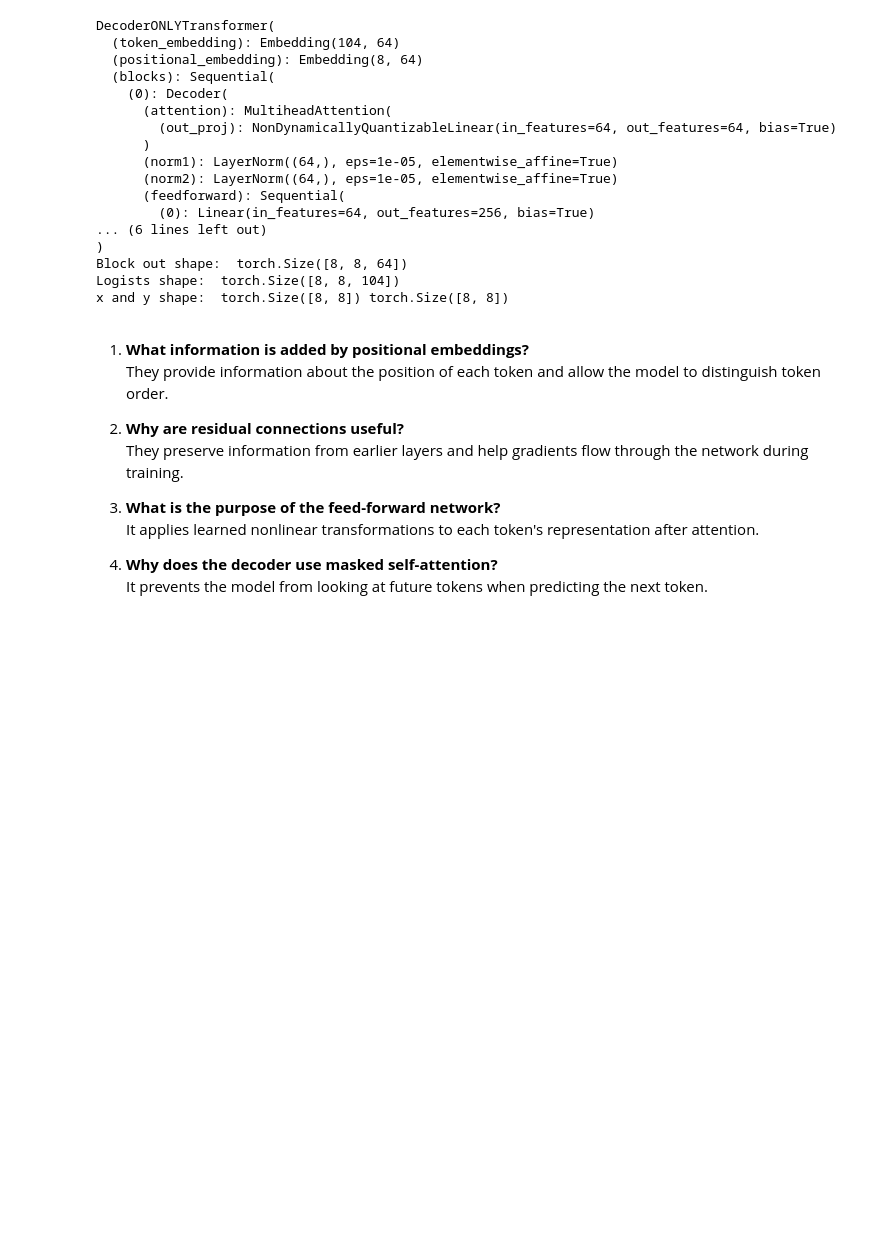
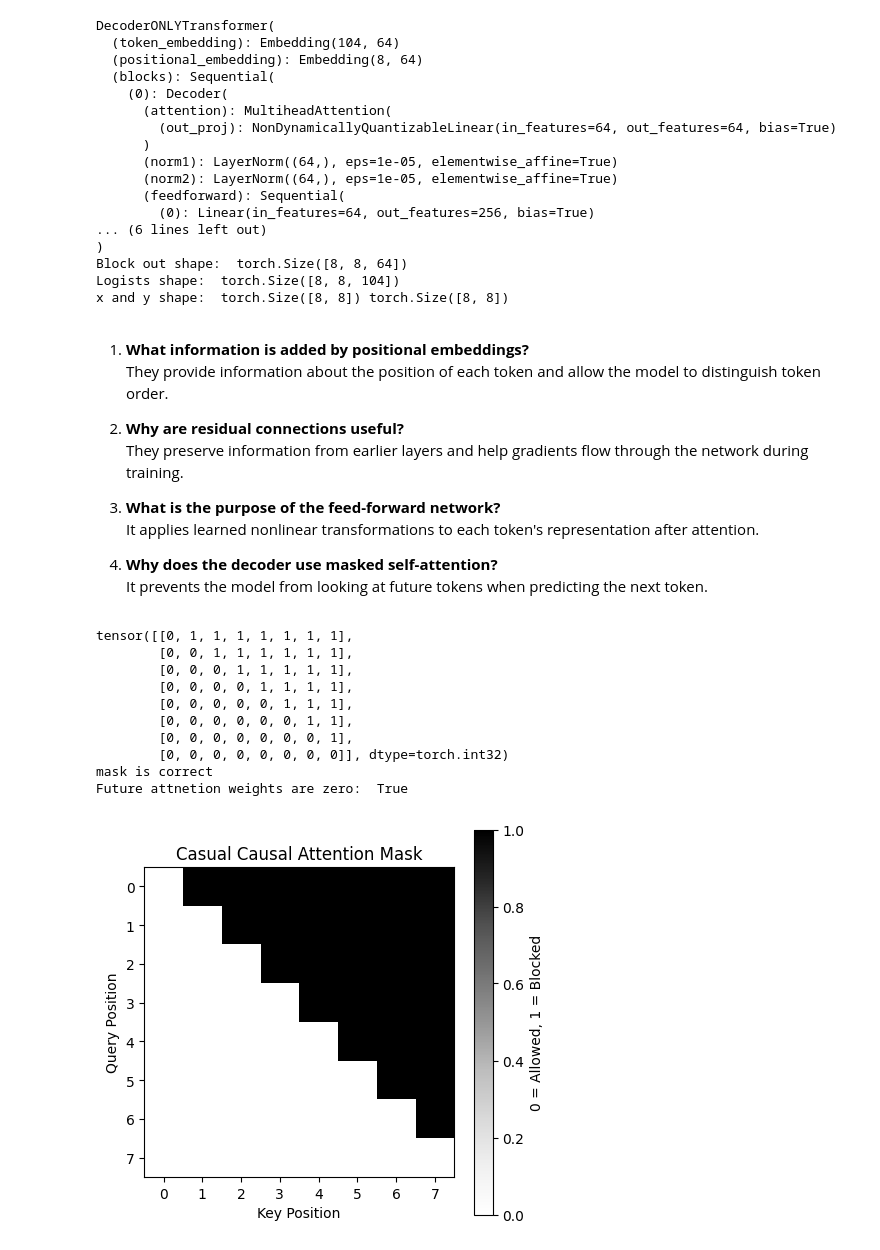
Before and after one commit to atebit4/ToyDecoder, a Jupyter notebook: Decoder.ipynb, the cells around one changed output. Cells and saved outputs as stored; diff of their text form; code cells hidden in the pictures; blank space fills up the shorter version.

Commit message:
task 3 complete

```diff
--- a/Decoder.ipynb
+++ b/Decoder.ipynb
@@ -265,3 +265,50 @@ x and y shape:  torch.Size([8, 8]) torch.Size([8, 8])
 
 4. **Why does the decoder use masked self-attention?**
    It prevents the model from looking at future tokens when predicting the next token.
+# %%
+#TASK 3.
+
+seq_length = X_batch.size(1)
+
+mask = torch.triu(torch.ones(seq_length, seq_length, dtype=torch.bool, device=X_batch.device), diagonal=1)
+print(mask.int())
+
+for i in range(seq_length):
+  for j in range(seq_length):
+    assert mask[i,j].item() == (j>i)
+print("mask is correct")
+
+model.eval()
+
+with torch.no_grad():
+  positions=torch.arange(seq_length, device=X_batch.device)
+  x = model.token_embedding(X_batch) + model.positional_embedding(positions)
+  _, attention_weight = model.blocks[0].attention(x,x,x,attn_mask=mask, need_weights=True)
+
+future_weight = attention_weight[:,mask]
+
+future= torch.all(future_weight==0).item()
+print("Future attnetion weights are zero: ", future)
+
+#visualize mask
+plt.figure(figsize=(5,5))
+plt.imshow(mask.cpu(),cmap="Greys", vmin=0, vmax=1)
+plt.title("Causal Attention Mask")
+plt.xlabel("Key Position")
+plt.ylabel("Query Position")
+plt.xticks(range(seq_length))
+plt.yticks(range(seq_length))
+plt.colorbar(label="0 = Allowed, 1 = Blocked")
+plt.show()
+# %% [output]
+tensor([[0, 1, 1, 1, 1, 1, 1, 1],
+        [0, 0, 1, 1, 1, 1, 1, 1],
+        [0, 0, 0, 1, 1, 1, 1, 1],
+        [0, 0, 0, 0, 1, 1, 1, 1],
+        [0, 0, 0, 0, 0, 1, 1, 1],
+        [0, 0, 0, 0, 0, 0, 1, 1],
+        [0, 0, 0, 0, 0, 0, 0, 1],
+        [0, 0, 0, 0, 0, 0, 0, 0]], dtype=torch.int32)
+mask is correct
+Future attnetion weights are zero:  True
+[figure, added]
```
Also changed, not shown: parts of 1 cell of this notebook.
